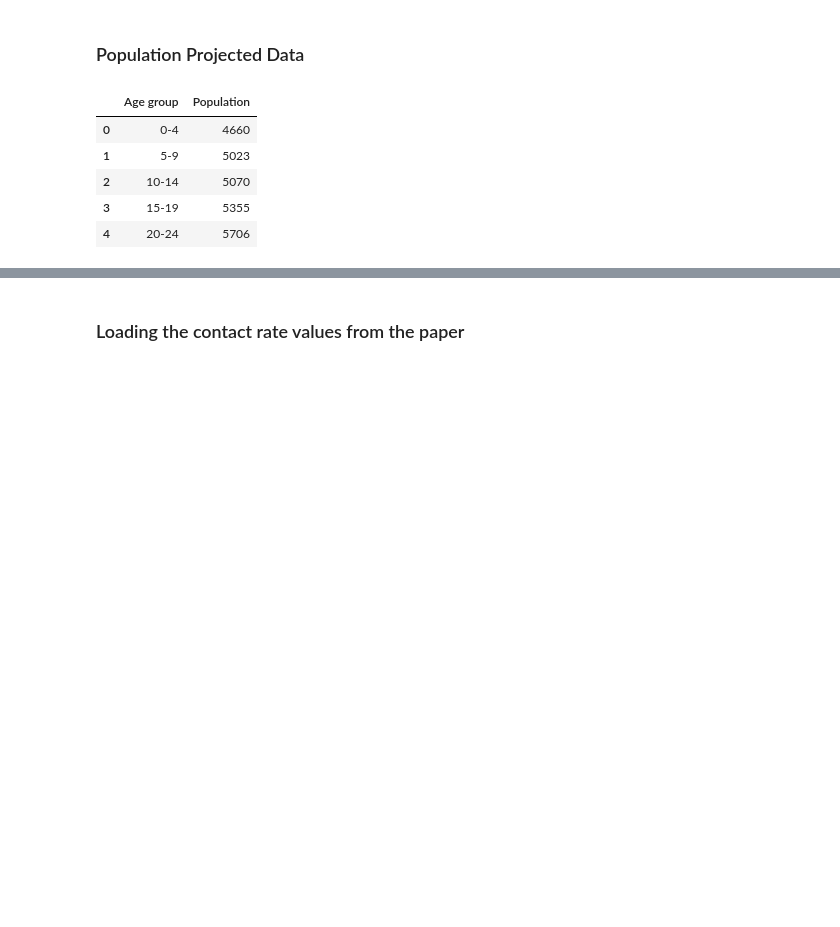
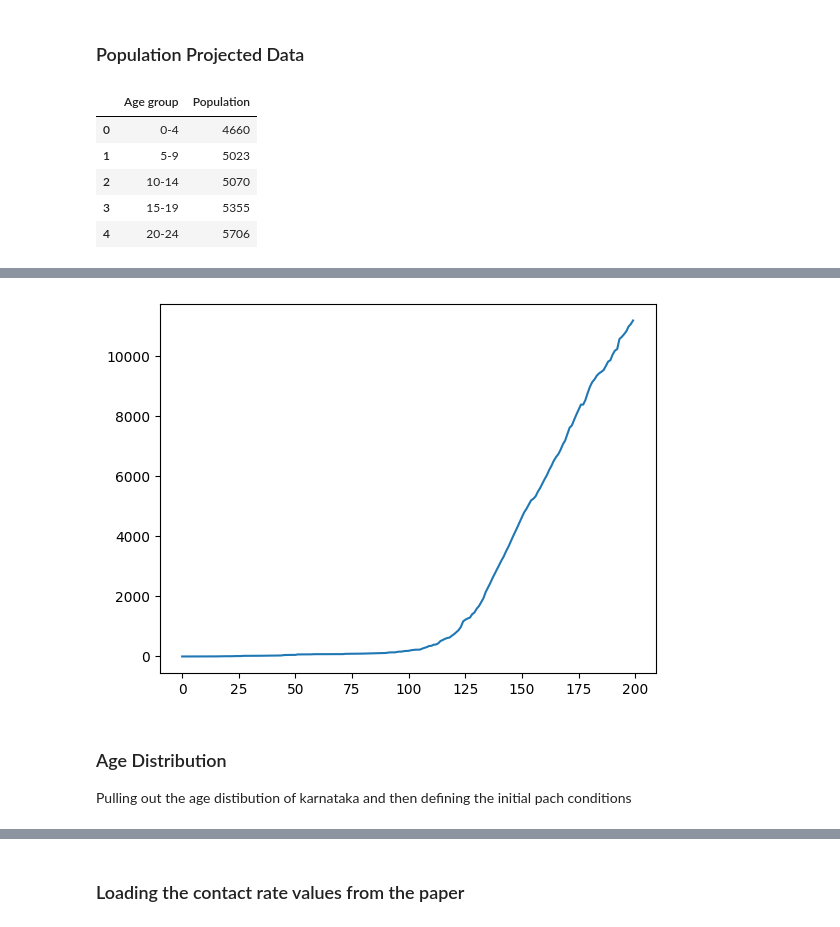
Before and after one commit to HimanshuSingh-all/Patch-Based-Simulator, a Jupyter notebook: karnatak_covid_modelling.ipynb, the cells around one changed output, grey strips where cells are left out. Saved outputs shown, nothing was run; the diff lists cells and outputs as text; code cells hidden in the pictures; blank space fills up the shorter version.

Commit message:
Added the bagalkote test assuming no inter district interaction and the siulation ran for no vaccination condition

```diff
--- a/karnatak_covid_modelling.ipynb
+++ b/karnatak_covid_modelling.ipynb
@@ -39,3 +53,4 @@ Name: Cowin Population, dtype: int64
 # %%
-karnatata_data_filename = 'karnataka-data/IRDD_allka.csv'
-karnatata_dataframe = pd.read_csv(karnatata_data_filename)
+karnataka_data_filename = 'karnataka-data/IRDD_allka.csv'
+karnataka_dataframe = pd.read_csv(karnataka_data_filename)
+karnataka_dataframe.head()
@@ -41,0 +96,13 @@ karnatata_dataframe = pd.read_csv(karnatata_data_filename)
+# %%
+%matplotlib inline
+plt.clf()
+bagalakote_state = karnataka_dataframe[karnataka_dataframe['District']=='Bagalakote'] #'Infected']
+bagalakote_infected = bagalakote_state['Infected']
+bagalakote_recovered = bagalakote_state['Recovered'] +bagalakote_state['Deceased']
+(bagalakote_infected.iloc[:200]).plot()
+plt.show()
+# %% [output]
+[figure, added]
+# %% [markdown]
+### Age Distribution
+Pulling out the age distibution of karnataka and then defining the initial pach conditions
```
Also changed, not shown: parts of 29 cells of this notebook, 1 other file.
